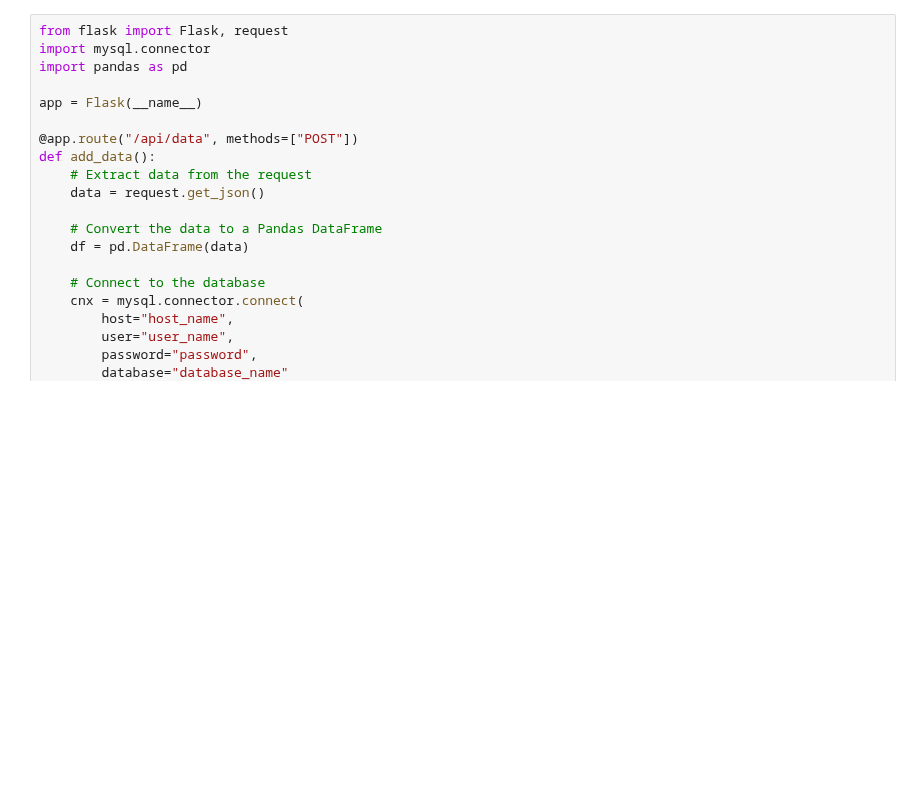
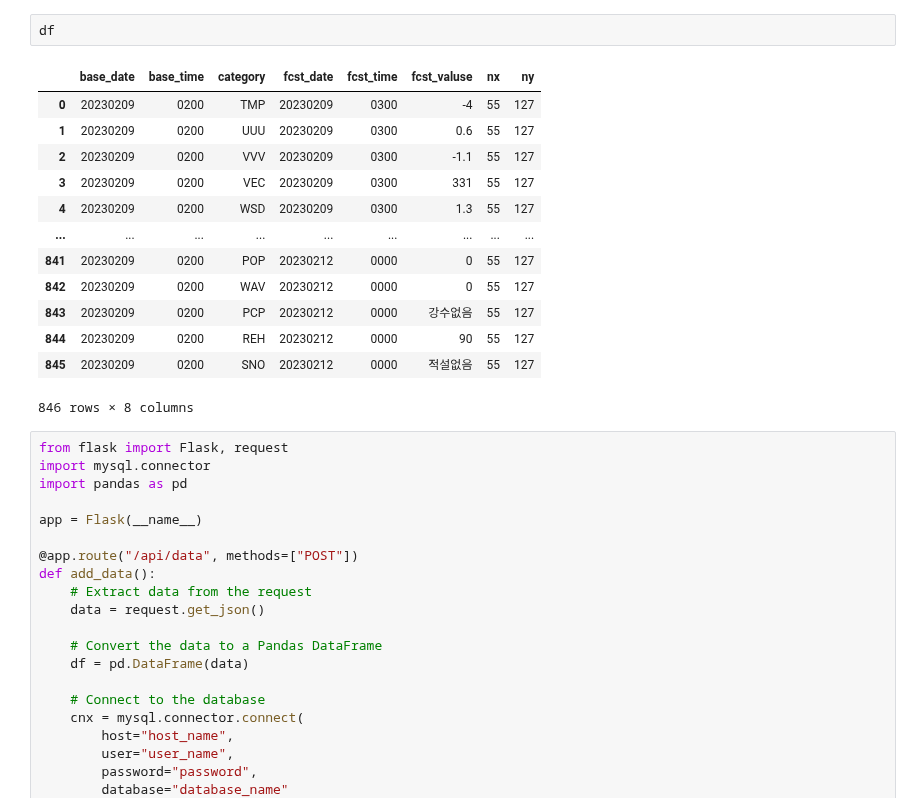
Before and after one commit to Jjineeq/Capstone_Design, a Jupyter notebook: weather_prediction_api copy.ipynb, the cells around one changed output. Drawn from its saved outputs; the diff is of its cells as text; blank space fills up the shorter version.

```diff
--- a/weather_prediction_api copy.ipynb
+++ b/weather_prediction_api copy.ipynb
@@ -44,3 +107,19 @@ df = weather_predict(1, '20230206','0700','55','127')
+# %%
+df
+# %% [output]
+|  | base_date | base_time | category | fcst_date | fcst_time | fcst_valuse | nx | ny |
+| 0 | 20230209 | 0200 | TMP | 20230209 | 0300 | -4 | 55 | 127 |
+| 1 | 20230209 | 0200 | UUU | 20230209 | 0300 | 0.6 | 55 | 127 |
+| 2 | 20230209 | 0200 | VVV | 20230209 | 0300 | -1.1 | 55 | 127 |
+| 3 | 20230209 | 0200 | VEC | 20230209 | 0300 | 331 | 55 | 127 |
+| 4 | 20230209 | 0200 | WSD | 20230209 | 0300 | 1.3 | 55 | 127 |
+| ... | ... | ... | ... | ... | ... | ... | ... | ... |
+| 841 | 20230209 | 0200 | POP | 20230212 | 0000 | 0 | 55 | 127 |
+| 842 | 20230209 | 0200 | WAV | 20230212 | 0000 | 0 | 55 | 127 |
+| 843 | 20230209 | 0200 | PCP | 20230212 | 0000 | 강수없음 | 55 | 127 |
+| 844 | 20230209 | 0200 | REH | 20230212 | 0000 | 90 | 55 | 127 |
+| 845 | 20230209 | 0200 | SNO | 20230212 | 0000 | 적설없음 | 55 | 127 |
+846 rows × 8 columns
 # %%
 from flask import Flask, request
 import mysql.connector
```
Also changed, not shown: parts of 17 cells of this notebook, 1 other file.
